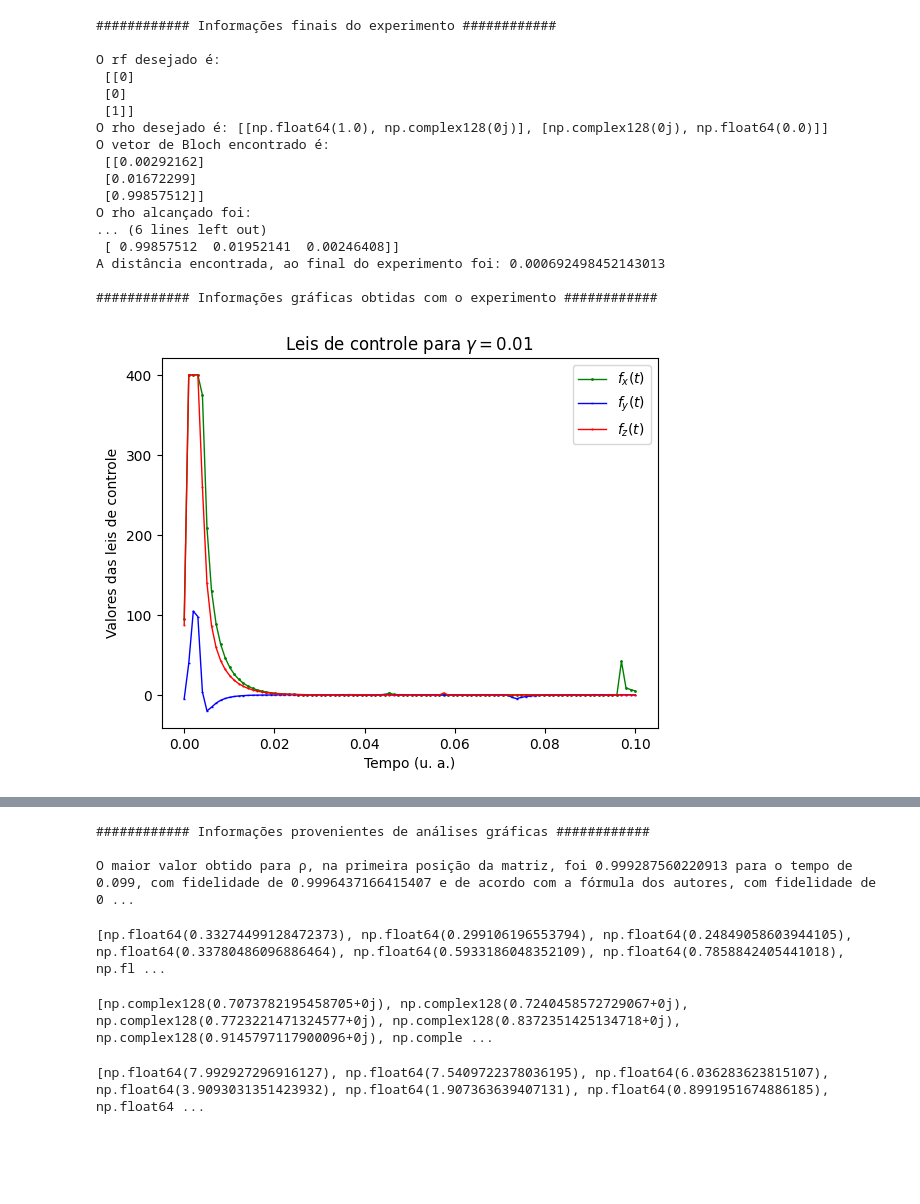
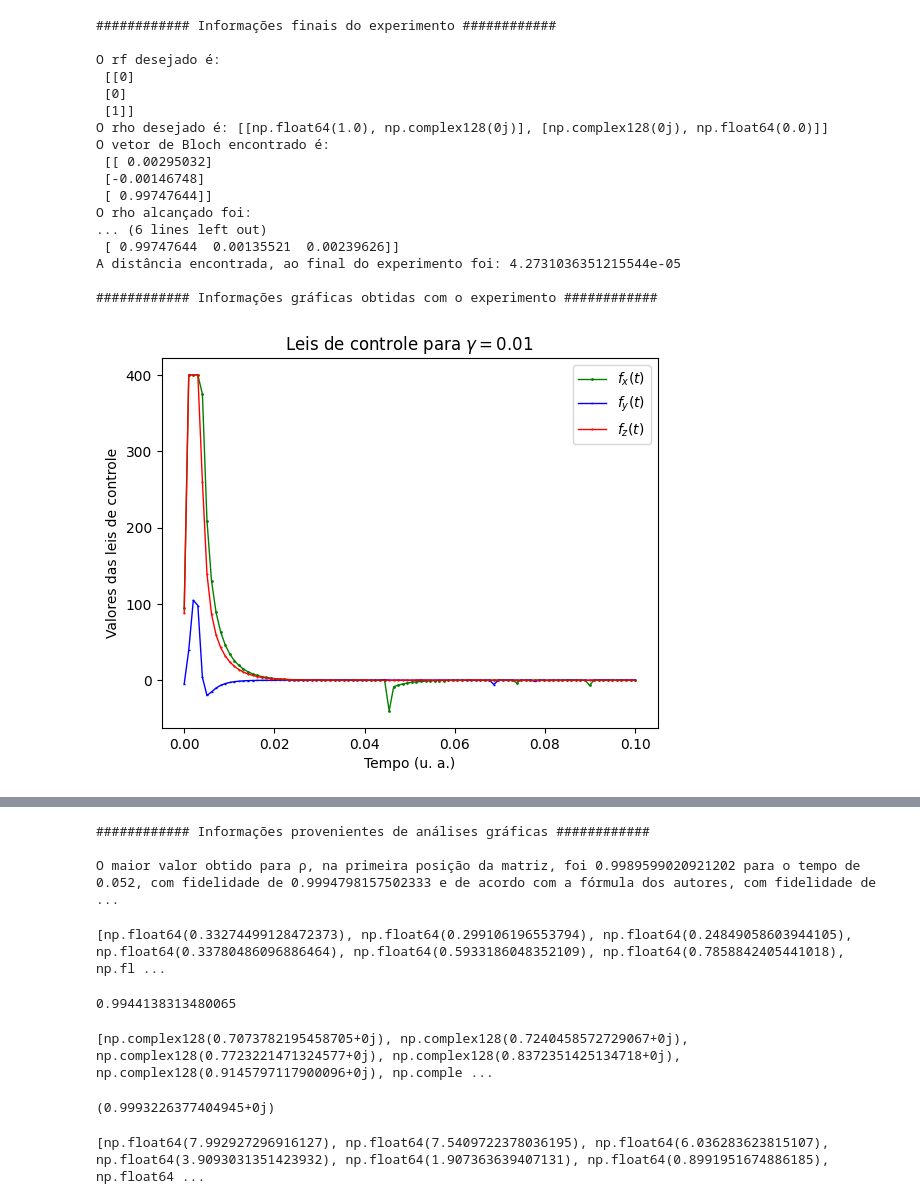
Before and after one commit to GabrielSiqueira1/Lyapunov-Open-Quantum-Systems, a Jupyter notebook: Lyapunov-Gate-Hadamard.ipynb, the cells around one changed output, grey strips where cells are left out. Drawn from its saved outputs; the diff is of its cells as text; code cells hidden in the pictures; blank space fills up the shorter version.

Commit message:
Algoritmo genético para a produção da porta de Hadamard

```diff
--- a/Lyapunov-Gate-Hadamard.ipynb
+++ b/Lyapunov-Gate-Hadamard.ipynb
@@ -5,6 +5,20 @@ import numpy as np
 import matplotlib.pyplot as plt
 from random import randint
 from mpl_toolkits.axes_grid1.inset_locator import inset_axes
+# %%
+## CONSTANTES PARA O ALGORITMO GENÉTICO
+
+ELITISMO = True
+PORCENTAGEM_ELITISMO = 0.20
+
+TAMANHO_POP = 50
+TAXA_MUTACAO = 0.10
+TAXA_CRUZAMENTO = 0.70
+GERACOES = 100
+
+# Valores mínimos e máximos para gerar uma população
+MIN = 0
+MAX = 400
 # %%
 def S(Ut, Uf, X):
     W = np.dot(np.transpose(Uf), Ut)
@@ -23,10 +37,11 @@ def field(Ut, Uf, a, h, A, B):
     return f
 # %%
 def lind(u, Ut, Uf, t, lbda):
+    n = 0.5005
     Ax = [[0, 0, 0],[0, 0, -1], [0, 1, 0]]
     Ay = [[0, 0, 1],[0, 0, 0], [-1, 0, 0]]
     Az = [[0, -1, 0],[1, 0, 0], [0, 0, 0]]
-    B = [[-0.001*lbda, 0, 0],[0, -0.001*lbda, 0], [0, 0, -1.001*lbda]] # Amplitude Damping
+    B = [[(1-n*2)*lbda, 0, 0],[0, (1-n*2)*lbda, 0], [0, 0, (-n*2)*lbda]] # Amplitude Damping
     #B = [[-1.01*lbda, 0, 0],[0, -1.01*lbda, 0], [0, 0, -0.01*lbda]] # Phase Damping
     if t == 0:
         fx=10.28
@@ -173,6 +257,8 @@ h=0.001
 t=0
 i=0
 lbda=0.01
+# Proposta do algoritmo genético
+resultado_algoritmo_genetico = genetico(Ut, Uf, h, tempo, TAMANHO_POP)
 distance_vector = []
 fx_vector = []
 fy_vector = []
@@ -200,36 +286,36 @@ while t < 100:
 
 rt = np.dot(Ut, r0)
 print(f'O vetor de Bloch encontrado é:\n {rt}')
 pt = [[1/2*(1+rt[2][0]), 1/2*(rt[0][0]-1j*rt[1][0])], [1/2*(rt[0][0]+1j*rt[1][0]), 1/2*(1-rt[2][0])]]
 print(f'O rho alcançado foi:\n {pt}')
 print(f'A fidelidade do experimento é de: {np.trace(np.sqrt(np.sqrt(pt)*pf*np.sqrt(pt)))}')
 print(f'A fidelidade do experimento é de (fórmula dos autores do artigo): {(np.trace(np.dot(Ut, np.transpose(Ut)))+np.abs(np.trace(np.dot(np.transpose(Uf), Ut)))**2)/(3*(3+1))}')
 print(f'O vetor U alcançado foi:\n {Ut}')
 print(f'A distância encontrada, ao final do experimento foi: {D}')
 
 print(f"\n############ Informações gráficas obtidas com o experimento ############\n")
 
 leis_controle(fx_vector,fy_vector,fz_vector,t,lbda)
 densidade(rho_vector,t,lbda)
 fidelidade(fid_vector,t,lbda)
 fidelidade(fid_autores,t,lbda)
 distance(distance_vector,t,lbda)
 # %% [output]
 ############ Informações finais do experimento ############
 
 O rf desejado é:
  [[0]
  [0]
  [1]]
 O rho desejado é: [[np.float64(1.0), np.complex128(0j)], [np.complex128(0j), np.float64(0.0)]]
 O vetor de Bloch encontrado é:
- [[0.00292162]
- [0.01672299]
- [0.99857512]]
+ [[ 0.00295032]
+ [-0.00146748]
+ [ 0.99747644]]
 O rho alcançado foi:
 ... (6 lines left out)
- [ 0.99857512  0.01952141  0.00246408]]
-A distância encontrada, ao final do experimento foi: 0.000692498452143013
+ [ 0.99747644  0.00135521  0.00239626]]
+A distância encontrada, ao final do experimento foi: 4.2731036351215544e-05
 
 ############ Informações gráficas obtidas com o experimento ############
-[figure, old version]
+[figure, new version]
@@ -249,15 +335,23 @@ print(fr"O maior valor obtido para ρ, na primeira posição da matriz, foi {max
 # %% [output]
 ############ Informações provenientes de análises gráficas ############
 
-O maior valor obtido para ρ, na primeira posição da matriz, foi 0.999287560220913 para o tempo de 0.099, com fidelidade de 0.9996437166415407 e de acordo com a fórmula dos autores, com fidelidade de 0 ...
+O maior valor obtido para ρ, na primeira posição da matriz, foi 0.9989599020921202 para o tempo de 0.052, com fidelidade de 0.9994798157502333 e de acordo com a fórmula dos autores, com fidelidade de  ...
 # %%
 print(fid_autores)
 # %% [output]
 [np.float64(0.33274499128472373), np.float64(0.299106196553794), np.float64(0.24849058603944105), np.float64(0.33780486096886464), np.float64(0.5933186048352109), np.float64(0.7858842405441018), np.fl ...
+# %%
+print(sum(fid_autores[20:])/(len(fid_autores)-20))
+# %% [output]
+0.9944138313480065
 # %%
 print(fid_vector)
 # %% [output]
 [np.complex128(0.7073782195458705+0j), np.complex128(0.7240458572729067+0j), np.complex128(0.7723221471324577+0j), np.complex128(0.8372351425134718+0j), np.complex128(0.9145797117900096+0j), np.comple ...
+# %%
+print(sum(fid_vector[20:])/(len(fid_vector)-20))
+# %% [output]
+(0.9993226377404945+0j)
 # %%
 print(distance_vector)
 # %% [output]
```
Also changed, not shown: parts of 5 cells of this notebook, 2 other files.
